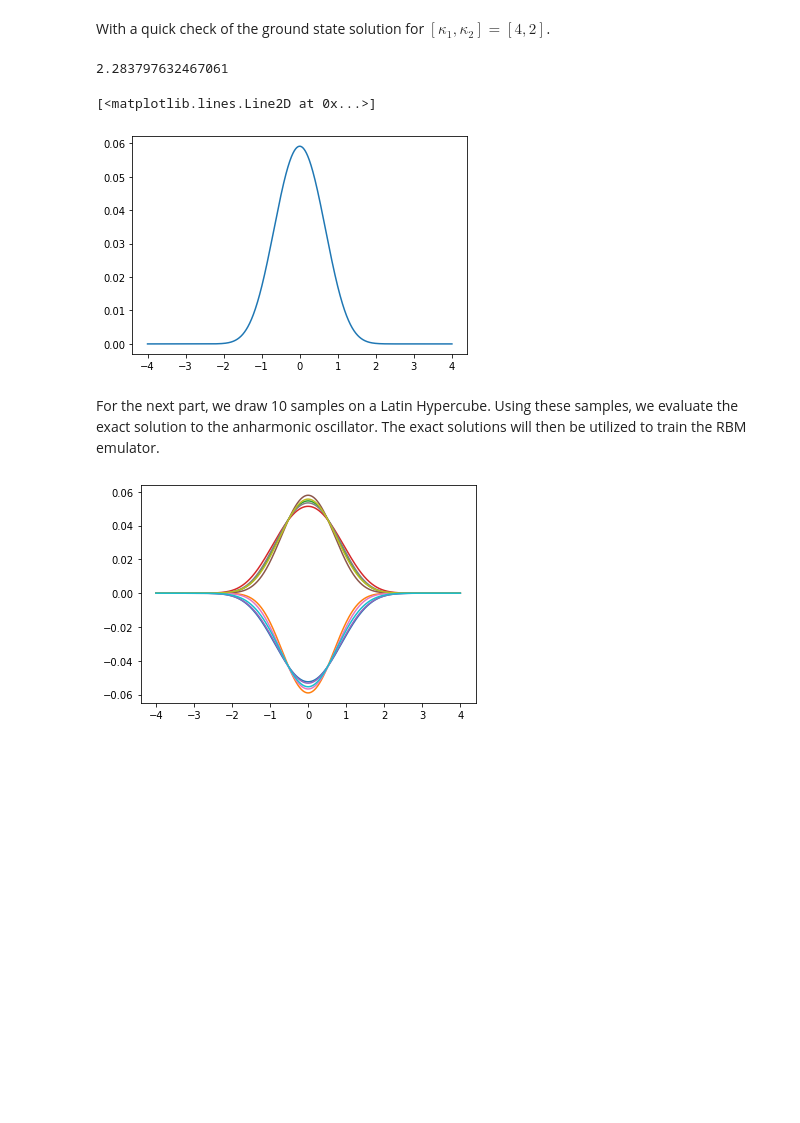
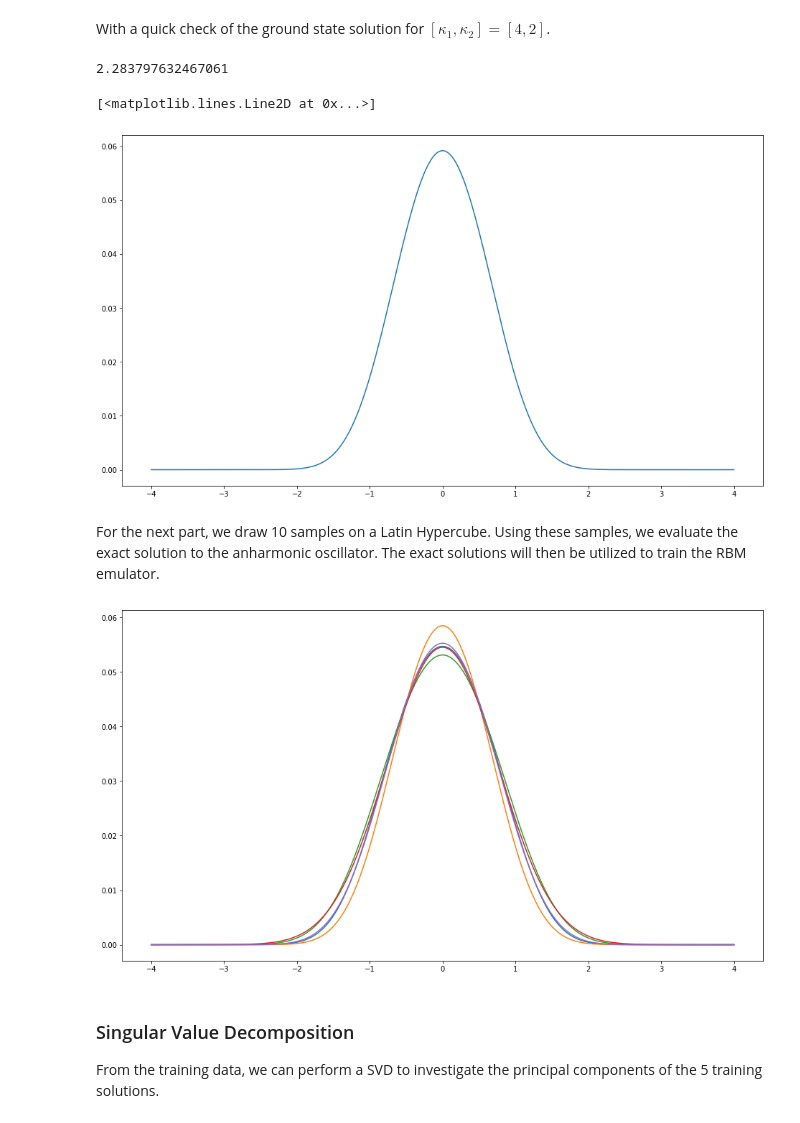
Before and after one commit to sudhanvalalit/FRIBSummerProject2023, a Jupyter notebook: RBM_methods.ipynb, the cells around one changed output. Drawn from its saved outputs; the diff is of its cells as text; code cells hidden in the pictures; blank space fills up the shorter version.

```diff
--- a/RBM_methods.ipynb
+++ b/RBM_methods.ipynb
@@ -26,18 +27,27 @@ def build_mesh(domain,nsteps):
 
     return mesh, dx
 
+def dx2_matrix(mesh,dx):
+    dx2 = diags([1, -2, 1], [-1, 0, 1], shape=(mesh.shape[0], mesh.shape[0]))  / ( dx ** 2 )
+
+    return dx2
+
+def H_matrix(params,mesh,dx):
+    H = -dx2_matrix(mesh,dx) + diags( params[0] * mesh ** 2  +  params[1] * mesh ** 4).toarray()
+
+    return np.array(H)
 
 def exact_solution(params,mesh,dx):
 
-    d2_of_x = diags([1, -2, 1], [-1, 0, 1], shape=(mesh.shape[0], mesh.shape[0]))  / ( dx ** 2 )
-    H = -d2_of_x + diags( params[0] * mesh ** 2  +  params[1] * mesh ** 4).toarray()
+    H = H_matrix(params,mesh,dx)
 
     eigenvalues, eigenvectors = np.linalg.eig(H)
     sort_index                = np.argsort(eigenvalues)
     eigenvalues               = eigenvalues[sort_index]
     eigenvectors              = eigenvectors[:,sort_index].T
+    evect = np.resize(eigenvectors[0], (mesh.shape[0],))
 
-    return eigenvalues[0], np.resize(eigenvectors[0], (n,))
+    return eigenvalues[0], evect
 # %% [markdown]
 With a quick check of the ground state solution for $[\kappa_1, \kappa_2] = [4,2]$.
 # %%
@@ -48,12 +58,12 @@ plt.plot(mesh,eigenvector)
 # %% [output]
 2.283797632467061
 [<matplotlib.lines.Line2D at 0x...>]
-[figure, old version]
+[figure, new version]
 # %% [markdown]
 For the next part, we draw 10 samples on a Latin Hypercube. Using these samples, we evaluate the exact solution to the anharmonic oscillator. The exact solutions will then be utilized to train the RBM emulator.
 # %%
 sampler = qmc.LatinHypercube(d=2,seed=193953)
-samples = sampler.random(10)
+samples = sampler.random(5)
 l_bounds = [0.5,0]
 u_bounds = [4,2]
 sample_scaled = qmc.scale(samples, l_bounds, u_bounds)
@@ -62,9 +72,13 @@ eigenvalue_samples  = [exact_samples[i][0] for i in range(len(samples))]
 eigenvector_samples = np.array([exact_samples[i][1] for i in range(len(samples))])
 # %%
 for i in range(len(samples)):
-    plt.plot(mesh,eigenvector_samples[i])
+    plt.plot(mesh,np.abs(eigenvector_samples[i]))
 # %% [output]
-[figure, old version]
+[figure, new version]
+# %% [markdown]
+### Singular Value Decomposition
+
+From the training data, we can perform a SVD to investigate the principal components of the 5 training solutions.
 # %%
 U, s ,Vh = np.linalg.svd(eigenvector_samples)
 # %%
```
Also changed, not shown: parts of 9 cells of this notebook.
